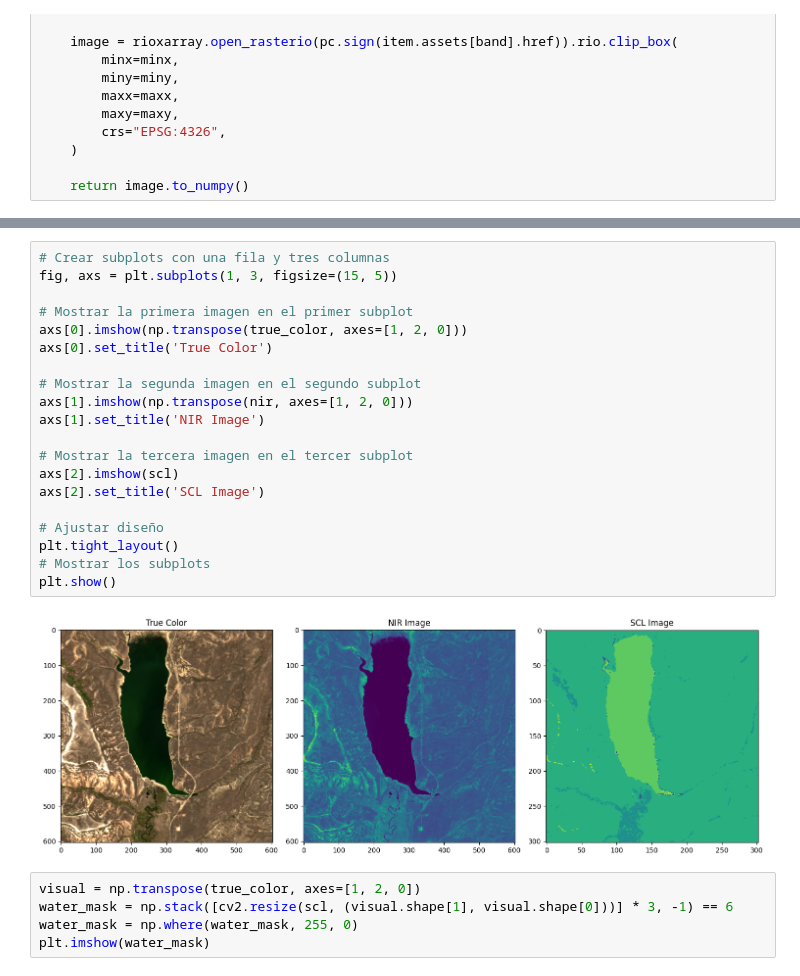
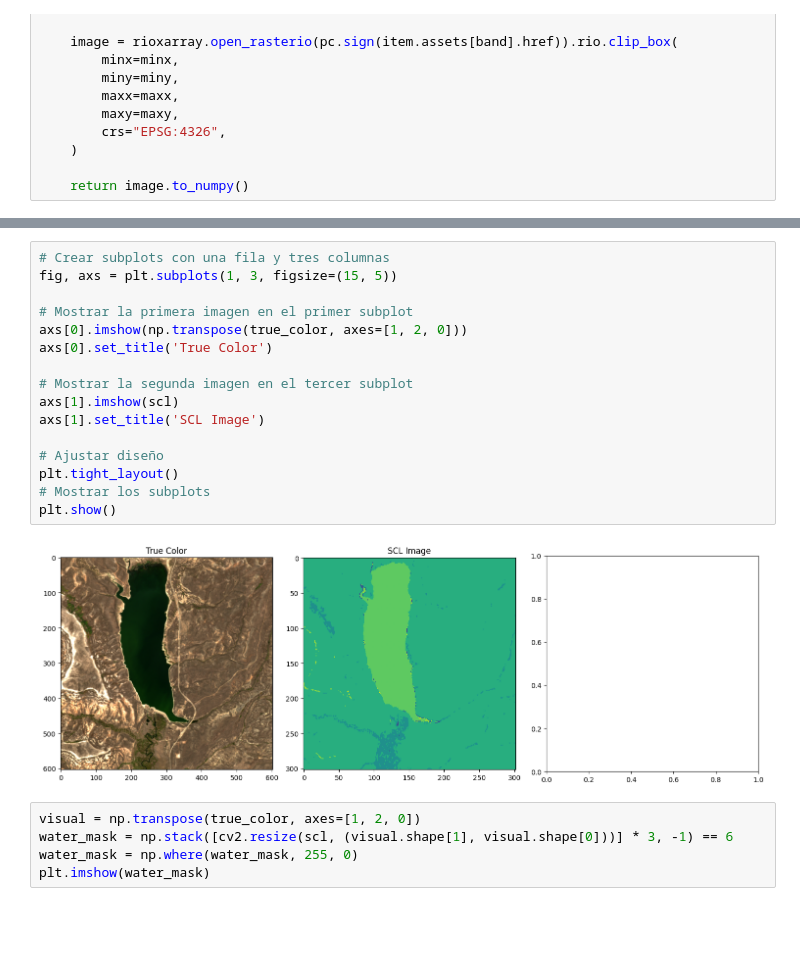
Before and after one commit to Misael1998/iebs-mdsbd-global-project, a Jupyter notebook: notebooks/Sentinel_exploration.ipynb, the cells around one changed output, grey strips where cells are left out. Drawn from its saved outputs; the diff is of its cells as text; blank space fills up the shorter version.

```diff
--- a/notebooks/Sentinel_exploration.ipynb
+++ b/notebooks/Sentinel_exploration.ipynb
@@ -224,25 +223,21 @@ Wall time: 19.3 s
 # %%
 # Crear subplots con una fila y tres columnas
 fig, axs = plt.subplots(1, 3, figsize=(15, 5))
 
 # Mostrar la primera imagen en el primer subplot
 axs[0].imshow(np.transpose(true_color, axes=[1, 2, 0]))
 axs[0].set_title('True Color')
 
-# Mostrar la segunda imagen en el segundo subplot
-axs[1].imshow(np.transpose(nir, axes=[1, 2, 0]))
-axs[1].set_title('NIR Image')
-
-# Mostrar la tercera imagen en el tercer subplot
-axs[2].imshow(scl)
-axs[2].set_title('SCL Image')
+# Mostrar la segunda imagen en el tercer subplot
+axs[1].imshow(scl)
+axs[1].set_title('SCL Image')
 
 # Ajustar diseño
 plt.tight_layout()
 # Mostrar los subplots
 plt.show()
 # %% [output]
-[figure, old version]
+[figure, new version]
 # %%
 visual = np.transpose(true_color, axes=[1, 2, 0])
 water_mask = np.stack([cv2.resize(scl, (visual.shape[1], visual.shape[0]))] * 3, -1) == 6
```
Also changed, not shown: parts of 27 cells of this notebook, 1 other file.
